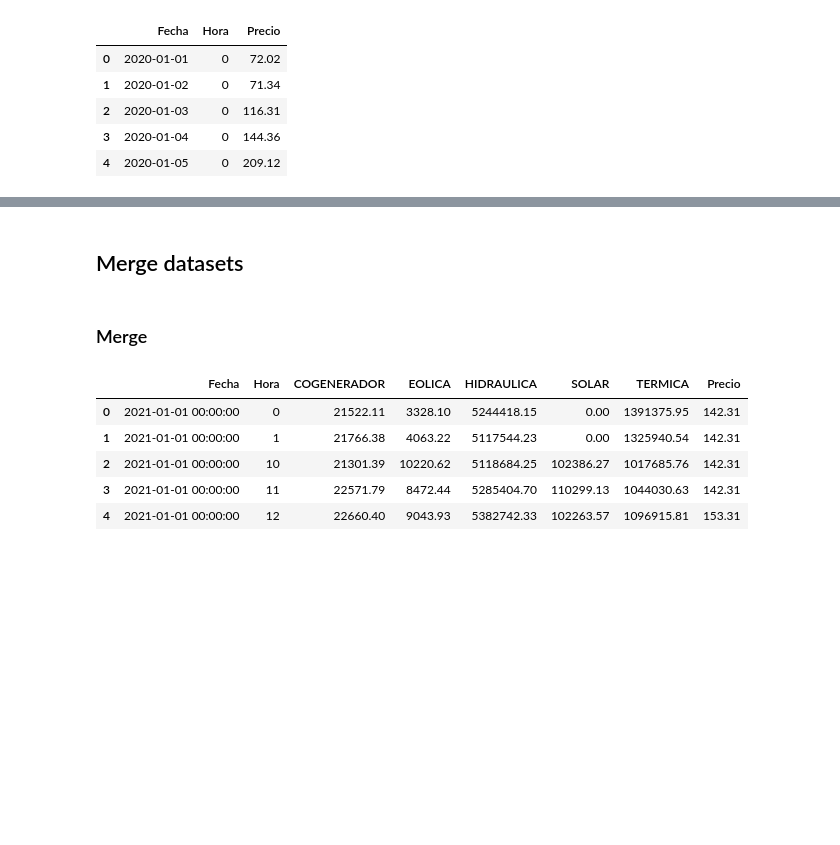
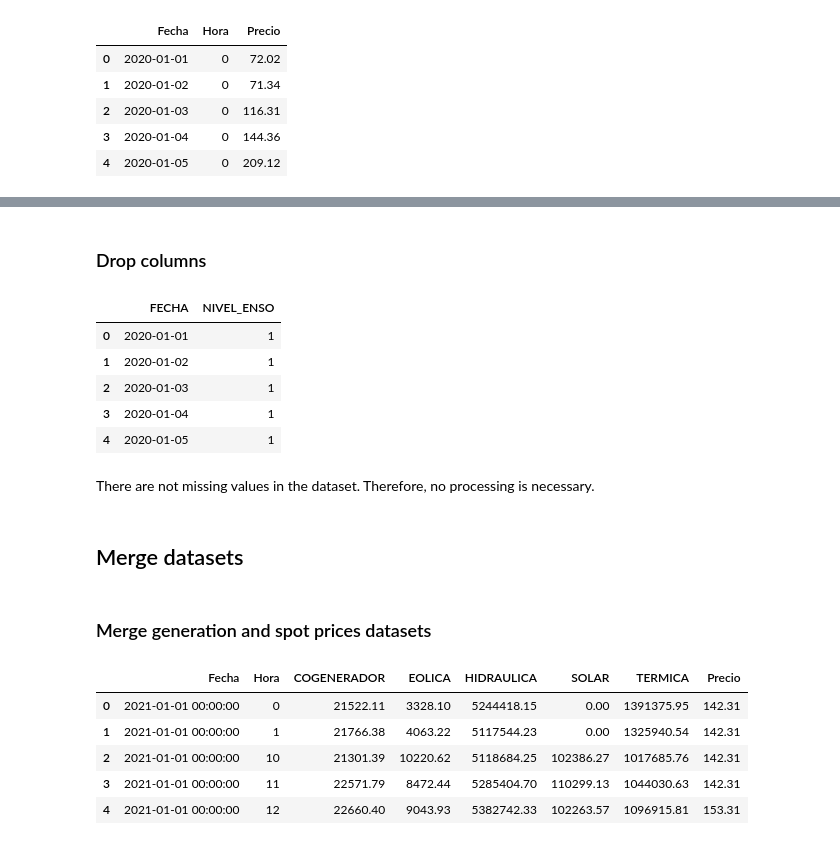
Before and after one commit to camjaramillo/maestria-trabajo-integrador, a Jupyter notebook: notebooks/data_preprocessing.ipynb, the cells around one changed output, grey strips where cells are left out. Saved outputs shown, nothing was run; the diff lists cells and outputs as text; code cells hidden in the pictures; blank space fills up the shorter version.

```diff
--- a/notebooks/data_preprocessing.ipynb
+++ b/notebooks/data_preprocessing.ipynb
@@ -208,7 +236,21 @@ df_price_long.head()
+# %% [markdown]
+### Drop columns
+# %%
+df_enso = df_enso.drop(columns=["ENSO"])
+df_enso.head()
+# %% [output]
+|  | FECHA | NIVEL_ENSO |
+| 0 | 2020-01-01 | 1 |
+| 1 | 2020-01-02 | 1 |
+| 2 | 2020-01-03 | 1 |
+| 3 | 2020-01-04 | 1 |
+| 4 | 2020-01-05 | 1 |
+# %% [markdown]
+There are not missing values in the dataset. Therefore, no processing is necessary.
 # %% [markdown]
 ## Merge datasets
 # %% [markdown]
-### Merge
+### Merge generation and spot prices datasets
 # %%
 # Merge by Fecha & Hour
 df = pd.merge(
```
Also changed, not shown: parts of 11 cells of this notebook, 34 other files.
